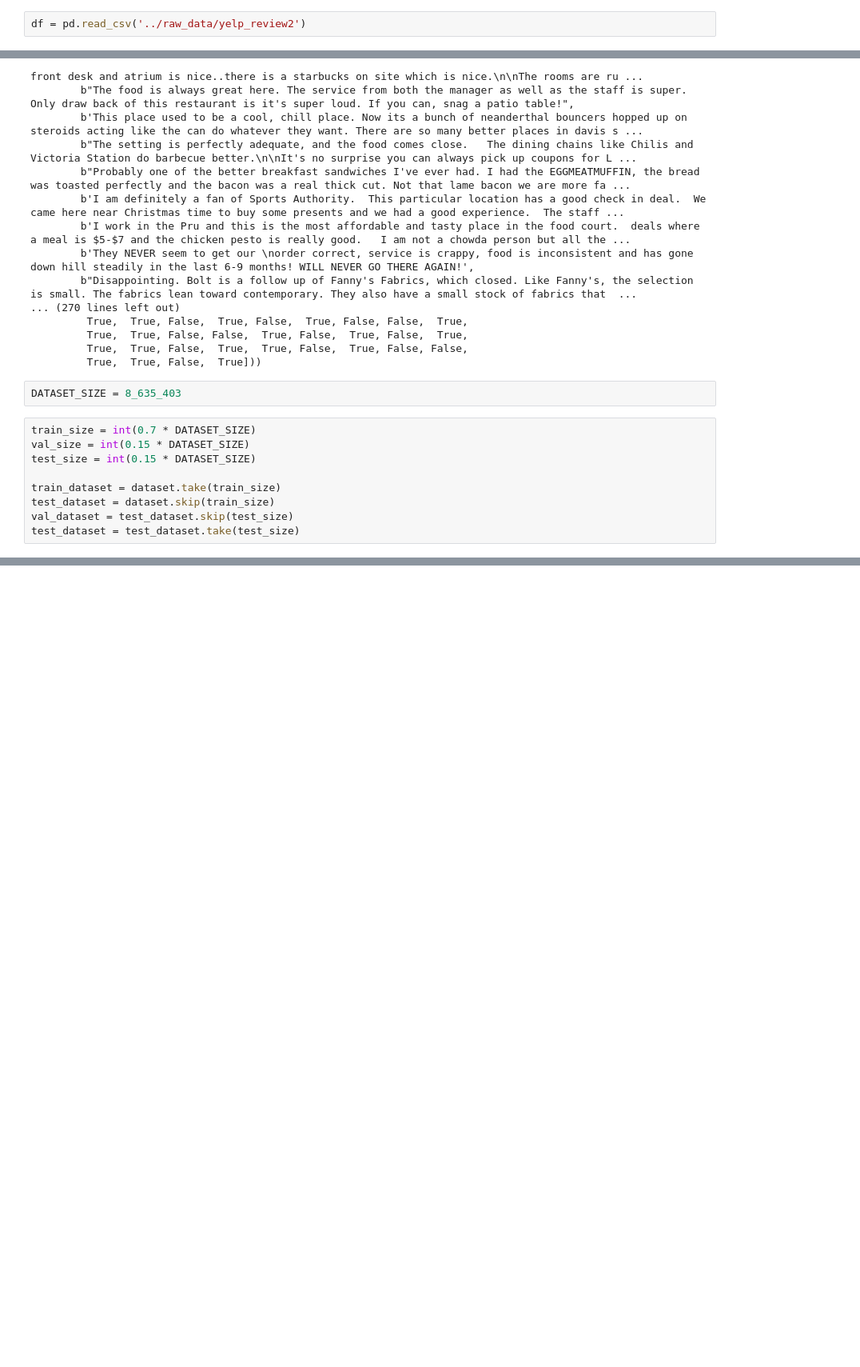
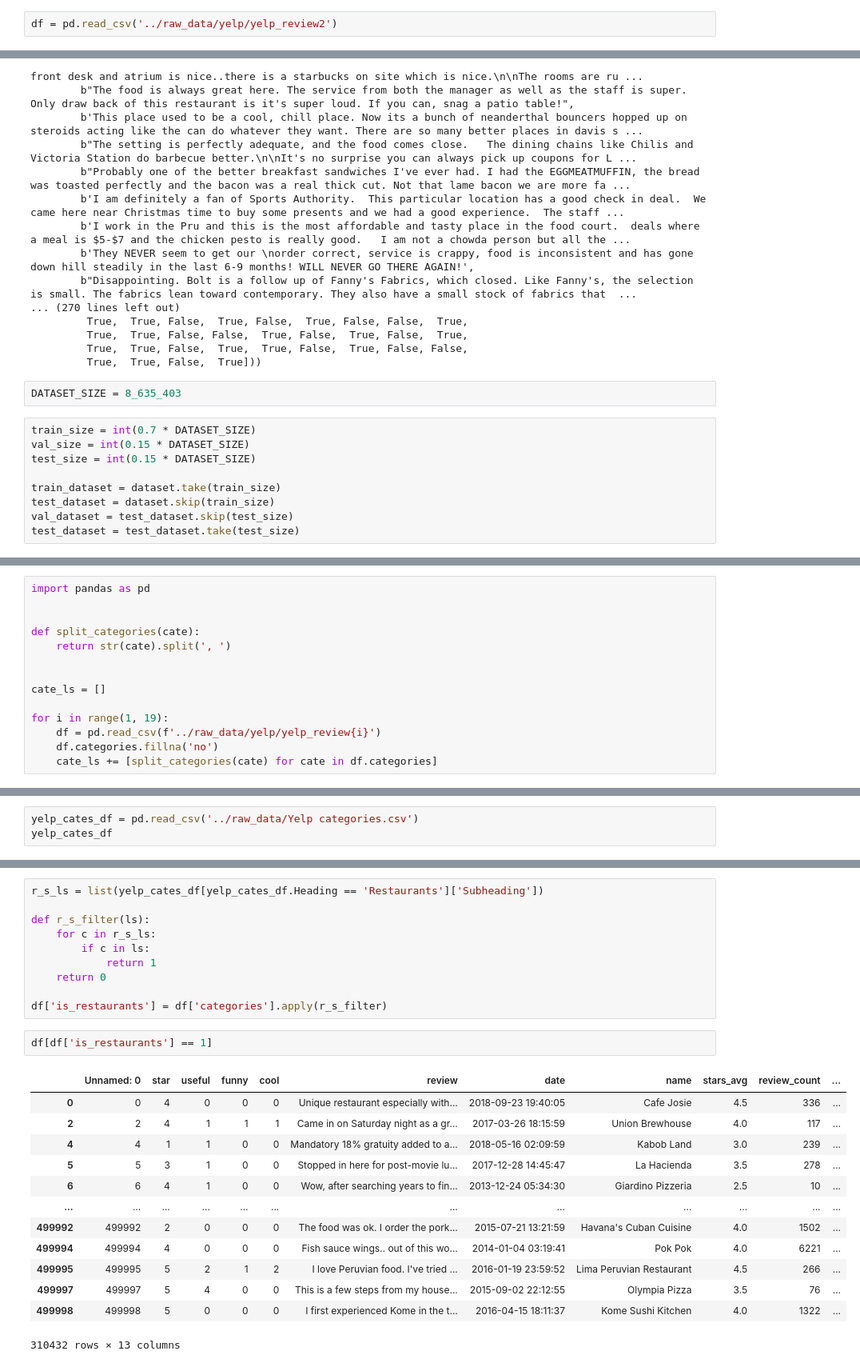
Before and after one commit to Best-Insight/customerchurn, a Jupyter notebook: notebooks/alen_yelp_dataset.ipynb, the cells around one changed output, grey strips where cells are left out. Shown at 80% size. Saved outputs shown, nothing was run; the diff lists cells and outputs as text; blank space fills up the shorter version.

Commit message:
add sth about yelp

```diff
--- a/notebooks/alen_yelp_dataset.ipynb
+++ b/notebooks/alen_yelp_dataset.ipynb
@@ -170,5 +170,5 @@ Index(['Unnamed: 0', 'star', 'useful', 'funny', 'cool', 'review', 'date',
 #     df.drop(columns=['Unnamed: 0'], inplace=True)
 #     df.to_csv(f'../raw_data/yelp_review{i}', index=False)
 # %%
-df = pd.read_csv('../raw_data/yelp_review2')
+df = pd.read_csv('../raw_data/yelp/yelp_review2')
 # %%
@@ -290,0 +307,14 @@ test_dataset = test_dataset.take(test_size)
+# %%
+import pandas as pd
+
+
+def split_categories(cate):
+    return str(cate).split(', ')
+
+
+cate_ls = []
+
+for i in range(1, 19):
+    df = pd.read_csv(f'../raw_data/yelp/yelp_review{i}')
+    df.categories.fillna('no')
+    cate_ls += [split_categories(cate) for cate in df.categories]
@@ -290,0 +359,3 @@ test_dataset = test_dataset.take(test_size)
+# %%
+yelp_cates_df = pd.read_csv('../raw_data/Yelp categories.csv')
+yelp_cates_df
@@ -290,0 +476,26 @@ test_dataset = test_dataset.take(test_size)
+# %%
+r_s_ls = list(yelp_cates_df[yelp_cates_df.Heading == 'Restaurants']['Subheading'])
+
+def r_s_filter(ls):
+    for c in r_s_ls:
+        if c in ls:
+            return 1
+    return 0
+
+df['is_restaurants'] = df['categories'].apply(r_s_filter)
+# %%
+df[df['is_restaurants'] == 1]
+# %% [output]
+|  | Unnamed: 0 | star | useful | funny | cool | review | date | name | stars_avg | review_count | ... |
+| 0 | 0 | 4 | 0 | 0 | 0 | Unique restaurant especially with... | 2018-09-23 19:40:05 | Cafe Josie | 4.5 | 336 | ... |
+| 2 | 2 | 4 | 1 | 1 | 1 | Came in on Saturday night as a gr... | 2017-03-26 18:15:59 | Union Brewhouse | 4.0 | 117 | ... |
+| 4 | 4 | 1 | 1 | 0 | 0 | Mandatory 18% gratuity added to a... | 2018-05-16 02:09:59 | Kabob Land | 3.0 | 239 | ... |
+| 5 | 5 | 3 | 1 | 0 | 0 | Stopped in here for post-movie lu... | 2017-12-28 14:45:47 | La Hacienda | 3.5 | 278 | ... |
+| 6 | 6 | 4 | 1 | 0 | 0 | Wow, after searching years to fin... | 2013-12-24 05:34:30 | Giardino Pizzeria | 2.5 | 10 | ... |
+| ... | ... | ... | ... | ... | ... | ... | ... | ... | ... | ... | ... |
+| 499992 | 499992 | 2 | 0 | 0 | 0 | The food was ok. I order the pork... | 2015-07-21 13:21:59 | Havana's Cuban Cuisine | 4.0 | 1502 | ... |
+| 499994 | 499994 | 4 | 0 | 0 | 0 | Fish sauce wings.. out of this wo... | 2014-01-04 03:19:41 | Pok Pok | 4.0 | 6221 | ... |
+| 499995 | 499995 | 5 | 2 | 1 | 2 | I love Peruvian food. I've tried ... | 2016-01-19 23:59:52 | Lima Peruvian Restaurant | 4.5 | 266 | ... |
+| 499997 | 499997 | 5 | 4 | 0 | 0 | This is a few steps from my house... | 2015-09-02 22:12:55 | Olympia Pizza | 3.5 | 76 | ... |
+| 499998 | 499998 | 5 | 0 | 0 | 0 | I first experienced Kome in the t... | 2016-04-15 18:11:37 | Kome Sushi Kitchen | 4.0 | 1322 | ... |
+310432 rows × 13 columns
```
Also changed, not shown: parts of 24 cells of this notebook, 1 other file.
